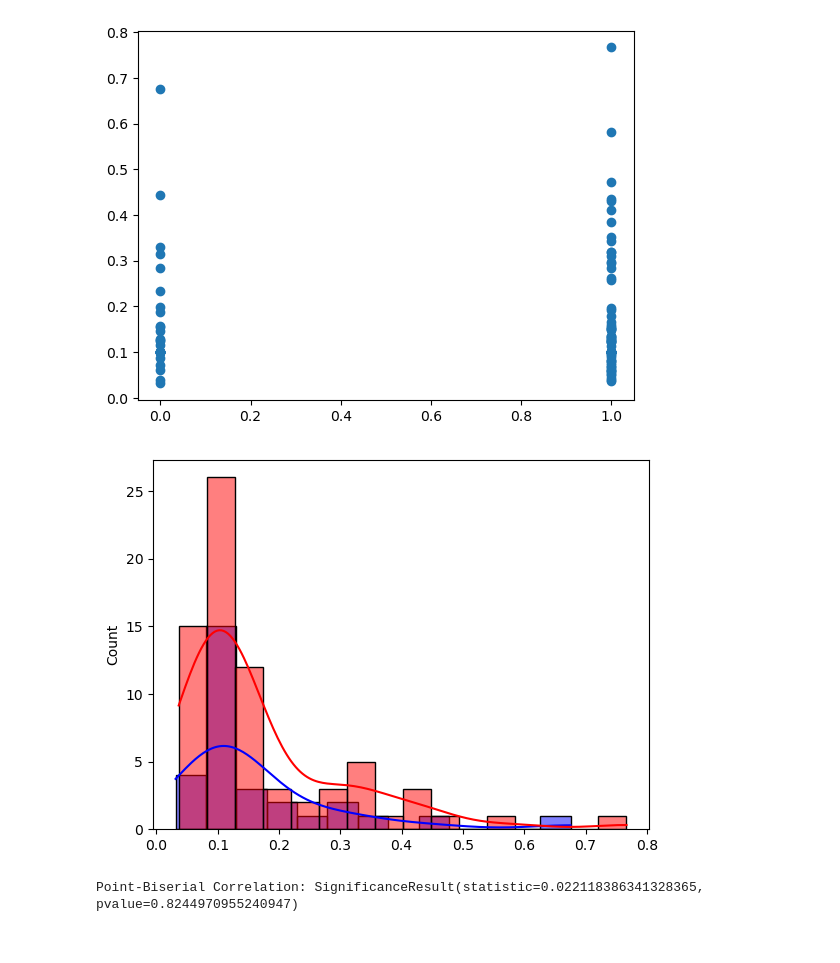
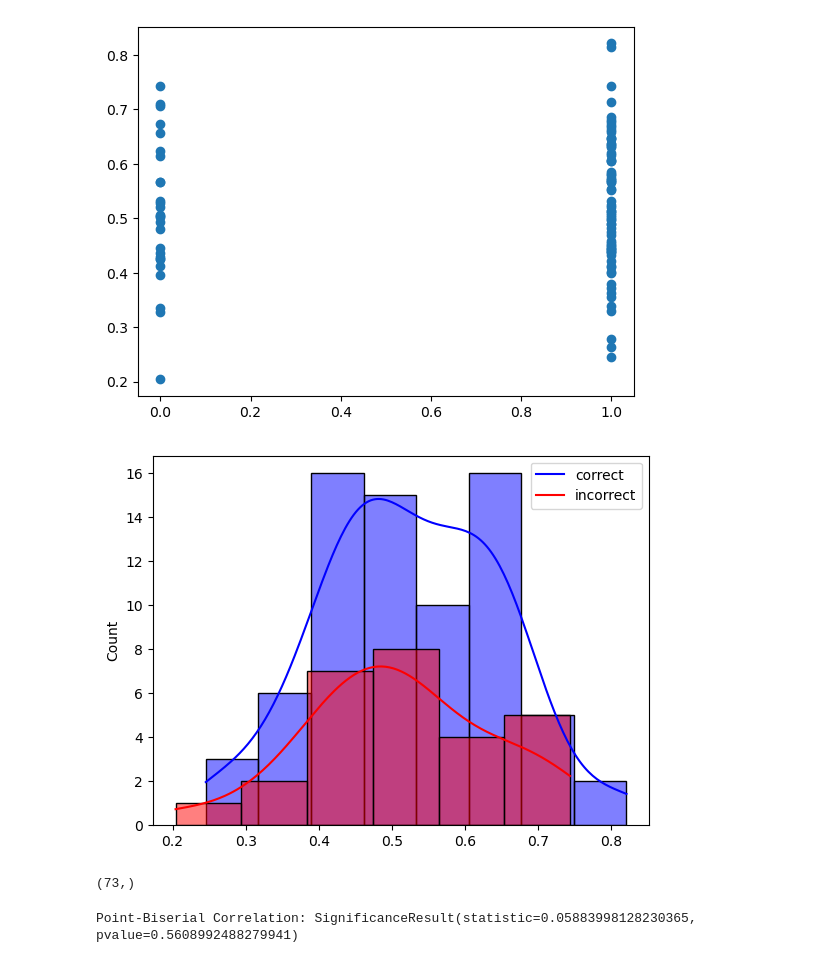
Before and after one commit to lindakwan/llm-kg-prompt-engineering, a Jupyter notebook: correlation_analysis.ipynb, the cells around one changed output. Drawn from its saved outputs; the diff is of its cells as text; code cells hidden in the pictures.

Commit message:
Correlation analysis for new relevant-facts-based evaluation method

```diff
--- a/correlation_analysis.ipynb
+++ b/correlation_analysis.ipynb
@@ -39,7 +39,7 @@ def create_eval_correct_pairs(basic_llm_data, llm_kg_data):
 geography_file_basic = open('output/qa_sets_basic_llm_geography1695750702.298964.json')
 geography_data_basic = json.load(geography_file_basic)
 
-geography_file_kg = open('output/qa_sets_llm_kg_geography_wd_1695842520.257377.json')
+geography_file_kg = open('output/qa_sets_llm_kg_geography_wd_1696245533.234477_combined.json')
 geography_data_kg = json.load(geography_file_kg)
 
 geo_pairs = create_eval_correct_pairs(geography_data_basic, geography_data_kg)
@@ -52,20 +52,27 @@ geo_x = geo_pairs_array[:, 1]
 plt.scatter(geo_x, geo_y)
 plt.show()
 # %% [output]
-[figure, old version]
+[figure, new version]
 # %%
-geo_true_opts = geo_pairs_array[geo_pairs_array[:, 1] == 0][:, 0]
-geo_false_opts = geo_pairs_array[geo_pairs_array[:, 1] == 1][:, 0]
+geo_true_opts = geo_pairs_array[geo_pairs_array[:, 1] == 1][:, 0]
+geo_false_opts = geo_pairs_array[geo_pairs_array[:, 1] == 0][:, 0]
 
 sns.histplot(geo_true_opts, color='b', kde=True)
 sns.histplot(geo_false_opts, color='r', kde=True)
+
+plt.legend(['correct', 'incorrect'])
+
 plt.show()
 # %% [output]
-[figure, old version]
+[figure, new version]
-# %%
-print("Point-Biserial Correlation:", pointbiserialr(geo_x, geo_y))
-# %% [output]
-Point-Biserial Correlation: SignificanceResult(statistic=0.022118386341328365, pvalue=0.8244970955240947)
+# %%
+geo_true_opts.shape
+# %% [output]
+(73,)
+# %%
+print("Point-Biserial Correlation:", pointbiserialr(geo_x, geo_y))
+# %% [output]
+Point-Biserial Correlation: SignificanceResult(statistic=0.05883998128230365, pvalue=0.5608992488279941)
 # %%
 government_file_basic = open('output/qa_sets_basic_llm_government_and_politics1695751141.861084.json')
 government_data_basic = json.load(government_file_basic)
```
Also changed, not shown: parts of 5 cells of this notebook.
